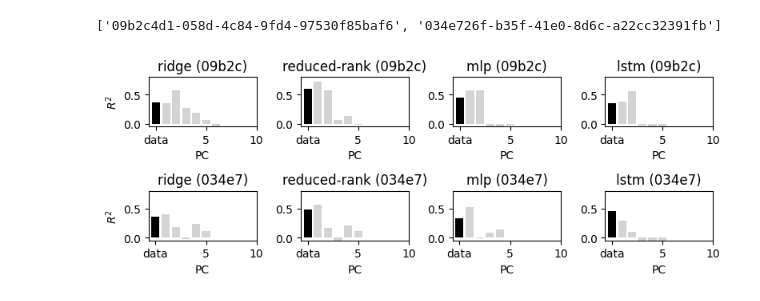
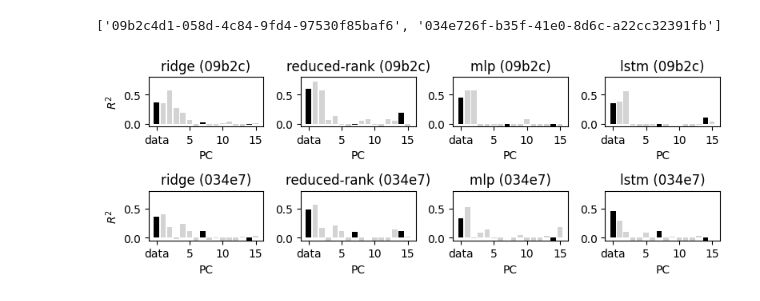
Before and after one commit to yzhang511/neural_decoding, a Jupyter notebook: notebooks/behavior_decomp.ipynb, the cells around one changed output. Cells and saved outputs as stored; diff of their text form; code cells hidden in the pictures.

```diff
--- a/notebooks/behavior_decomp.ipynb
+++ b/notebooks/behavior_decomp.ipynb
@@ -506,34 +506,33 @@ models = ['ridge', 'reduced-rank', 'mlp', 'lstm']
 # %%
 colors = ['k'] + list(np.repeat('lightgray', 6))
 
 target = targets[2]
 
 fig, axes = plt.subplots(len(eids), len(models), figsize=(8,3))
 for i, eid in enumerate(eids):
     min_r2, max_r2 = 0., .75
     for j, model in enumerate(models):
         r2s = []
-        for comp_idx in range(-1, 6):
+        for comp_idx in range(-1, 15):
             path = res_dir/eid/target/model/f'comp_{comp_idx}.npy'
             try:
                 r2 = np.load(path, allow_pickle=True).item()['r2']
             except:
                 r2 = np.nan
             # min_r2 = r2 if r2 < min_r2 else min_r2
             # max_r2 = r2 if r2 > max_r2 else max_r2
             r2s.append(r2)
         axes[i,j].bar(np.arange(len(r2s)), r2s, color=colors)
         axes[i,j].set_title(model + f' ({eid[:5]})')
         axes[i,j].set_ylim(min_r2-.05, max_r2+.05)
         axes[i,j].set_xlabel('PC')
-        # axes[i,j].set_xticks([0, 5, 10, 15], ['data', 5, 10, 15])
-        axes[i,j].set_xticks([0, 5, 10], ['data', 5, 10])
+        axes[i,j].set_xticks([0, 5, 10, 15], ['data', 5, 10, 15])
         if j == 0:
             axes[i,j].set_ylabel(r'$R^2$')
 plt.tight_layout()
 # plt.savefig(f'../results/plots/{target}_r2_decomp.png', dpi=100)
 # %% [output]
-[figure, old version]
+[figure, new version]
 # %%
 alphas = [1e-4, 1e-3, 1e-2, 1e-1, 1, 10]
 model = GridSearchCV(Ridge(), {"alpha": alphas})
```
Also changed, not shown: parts of 11 cells of this notebook.
